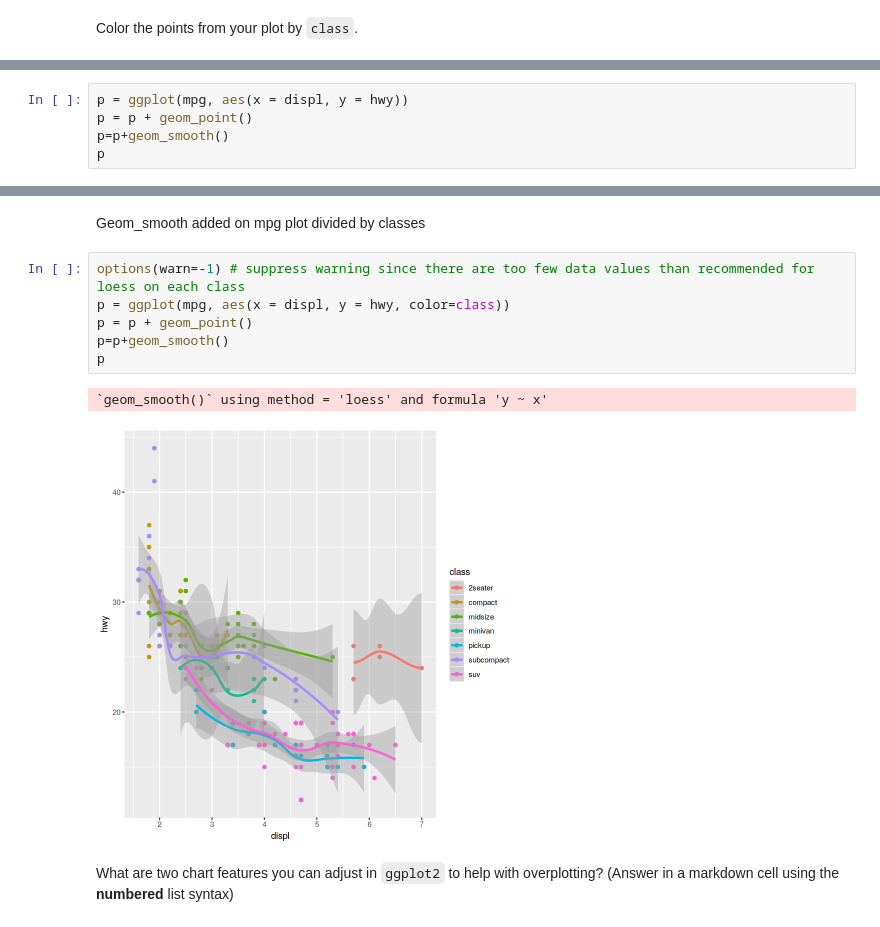
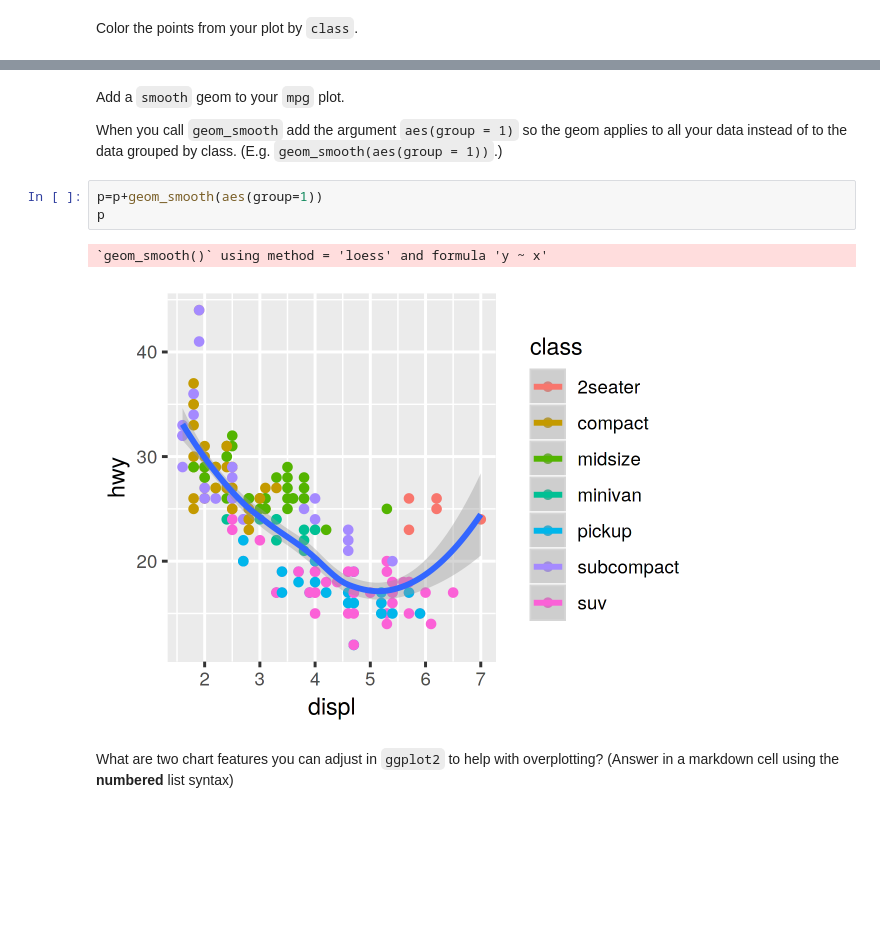
Before and after one commit to changon/BIOS512, a Jupyter notebook: assns/01_BIOS512_assignment.ipynb, the cells around one changed output, grey strips where cells are left out. Drawn from its saved outputs; the diff is of its cells as text; blank space fills up the shorter version.

```diff
--- a/assns/01_BIOS512_assignment.ipynb
+++ b/assns/01_BIOS512_assignment.ipynb
@@ -65,5 +59,0 @@ Add a `smooth` geom to your `mpg` plot.
-# %%
-p = ggplot(mpg, aes(x = displ, y = hwy))
-p = p + geom_point()
-p=p+geom_smooth()
-p
@@ -73,14 +60,13 @@ p
-# %% [markdown]
-Geom_smooth added on mpg plot divided by classes
-# %%
-options(warn=-1) # suppress warning since there are too few data values than recommended for loess on each class
-p = ggplot(mpg, aes(x = displ, y = hwy, color=class))
-p = p + geom_point()
-p=p+geom_smooth()
-p
-# %% [output]
-`geom_smooth()` using method = 'loess' and formula 'y ~ x'
-[figure, removed]
+# %% [markdown]
+Add a `smooth` geom to your `mpg` plot.
+
+When you call `geom_smooth` add the argument `aes(group = 1)` so the geom applies to all your data instead of to the data grouped by class. (E.g. `geom_smooth(aes(group = 1))`.)
+# %%
+p=p+geom_smooth(aes(group=1))
+p
+# %% [output]
+`geom_smooth()` using method = 'loess' and formula 'y ~ x'
+[figure, added]
 # %% [markdown]
 What are two chart features you can adjust in `ggplot2` to help with overplotting? (Answer in a markdown cell using the **numbered** list syntax)
 # %% [markdown]
```
Also changed, not shown: parts of 6 cells of this notebook.
